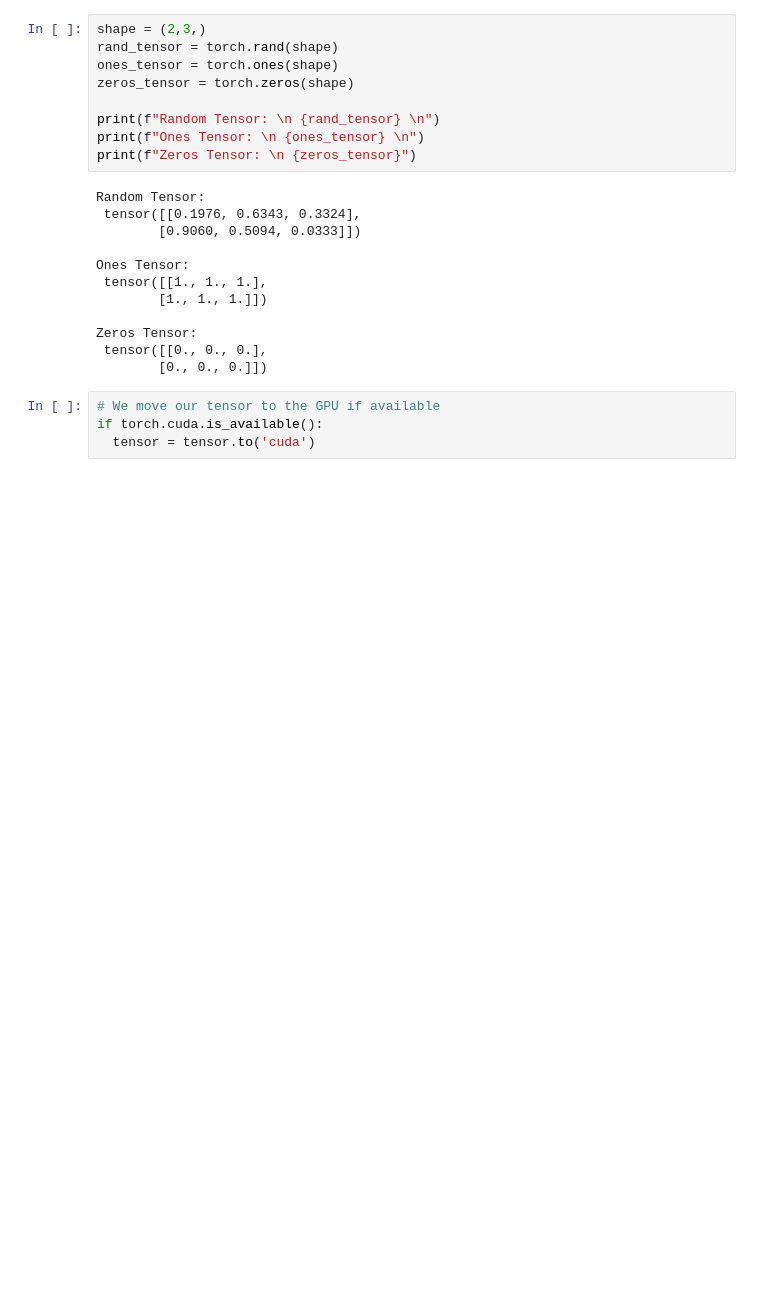
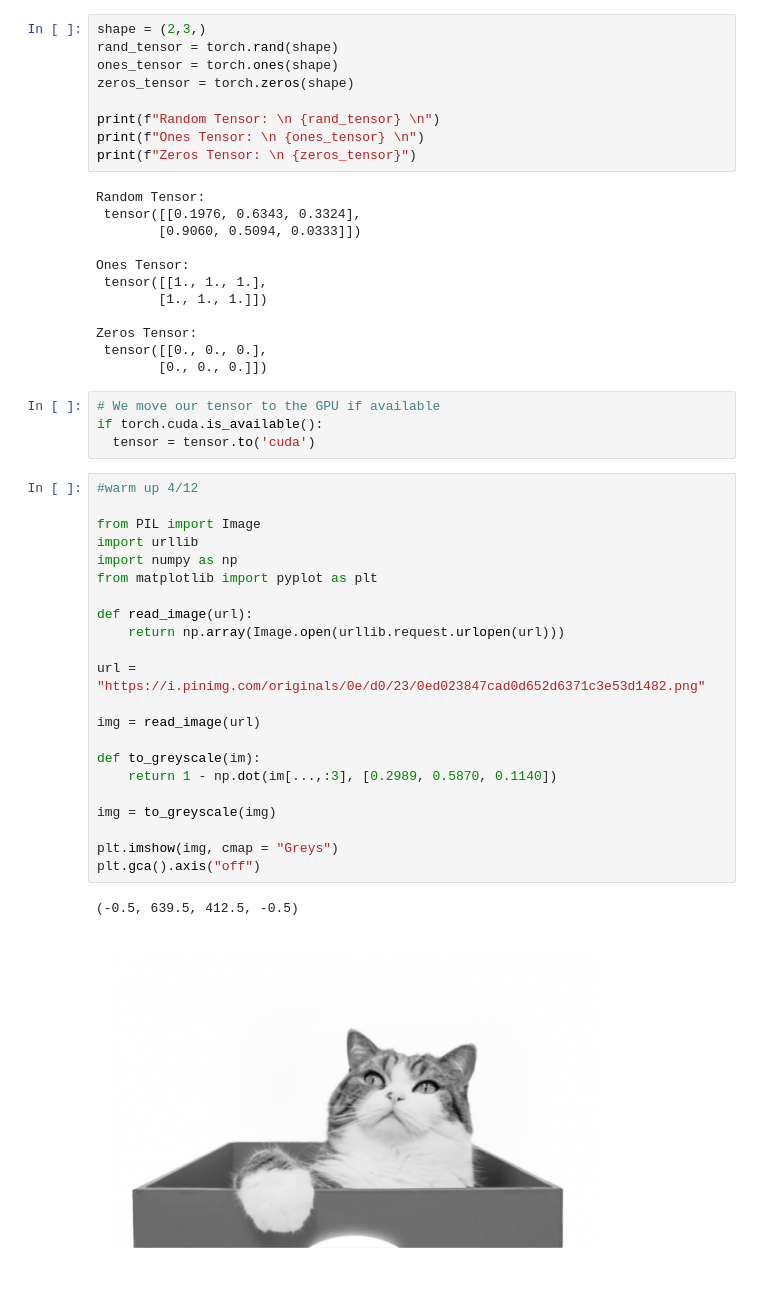
Before and after one commit to ndang01/ndang01.github.io, a Jupyter notebook: notebook/warmup.ipynb, the cells around one changed output. Drawn from its saved outputs; the diff is of its cells as text; blank space fills up the shorter version.

```diff
--- a/notebook/warmup.ipynb
+++ b/notebook/warmup.ipynb
@@ -239,3 +239,28 @@ Zeros Tensor:
 # We move our tensor to the GPU if available
 if torch.cuda.is_available():
   tensor = tensor.to('cuda')
+# %%
+#warm up 4/12
+
+from PIL import Image
+import urllib
+import numpy as np
+from matplotlib import pyplot as plt
+
+def read_image(url):
+    return np.array(Image.open(urllib.request.urlopen(url)))
+
+url = "https://i.pinimg.com/originals/0e/d0/23/0ed023847cad0d652d6371c3e53d1482.png"
+
+img = read_image(url)
+
+def to_greyscale(im):
+    return 1 - np.dot(im[...,:3], [0.2989, 0.5870, 0.1140])
+
+img = to_greyscale(img)
+
+plt.imshow(img, cmap = "Greys")
+plt.gca().axis("off")
+# %% [output]
+(-0.5, 639.5, 412.5, -0.5)
+[figure, added]
```
Also changed, not shown: parts of 1 cell of this notebook, 9 other files.
